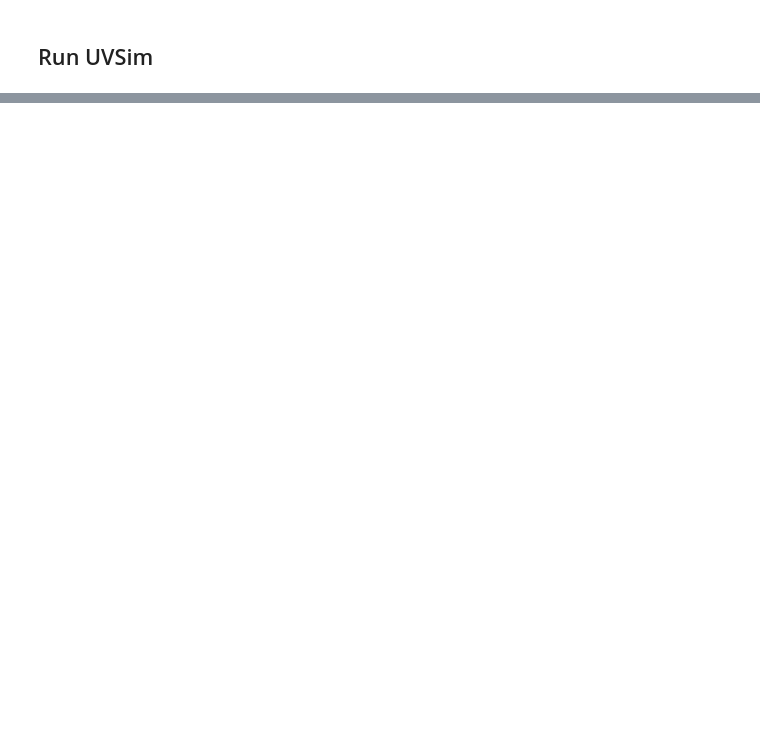
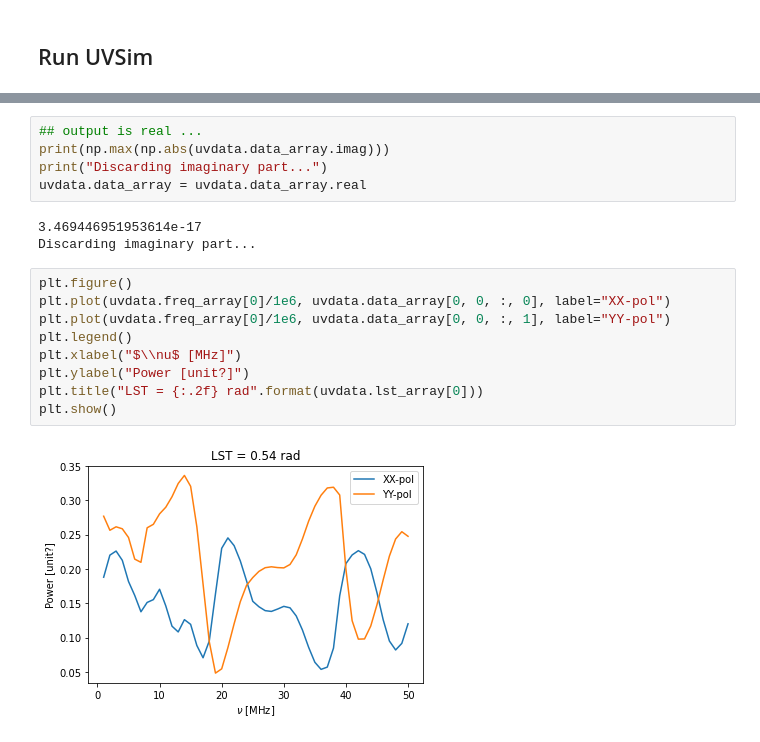
Before and after one commit to christianhbye/lusee_sky_simulations, a Jupyter notebook: notebooks/mock_lusee_night_analysis.ipynb, the cells around one changed output, grey strips where cells are left out. Drawn from its saved outputs; the diff is of its cells as text; blank space fills up the shorter version.

```diff
--- a/notebooks/mock_lusee_night_analysis.ipynb
+++ b/notebooks/mock_lusee_night_analysis.ipynb
@@ -865,0 +104,19 @@ plt.show()
+# %%
+## output is real ...
+print(np.max(np.abs(uvdata.data_array.imag)))
+print("Discarding imaginary part...")
+uvdata.data_array = uvdata.data_array.real
+# %% [output]
+3.469446951953614e-17
+Discarding imaginary part...
+# %%
+plt.figure()
+plt.plot(uvdata.freq_array[0]/1e6, uvdata.data_array[0, 0, :, 0], label="XX-pol")
+plt.plot(uvdata.freq_array[0]/1e6, uvdata.data_array[0, 0, :, 1], label="YY-pol")
+plt.legend()
+plt.xlabel("$\\nu$ [MHz]")
+plt.ylabel("Power [unit?]")
+plt.title("LST = {:.2f} rad".format(uvdata.lst_array[0]))
+plt.show()
+# %% [output]
+[figure, added]
```
Also changed, not shown: parts of 54 cells of this notebook.
